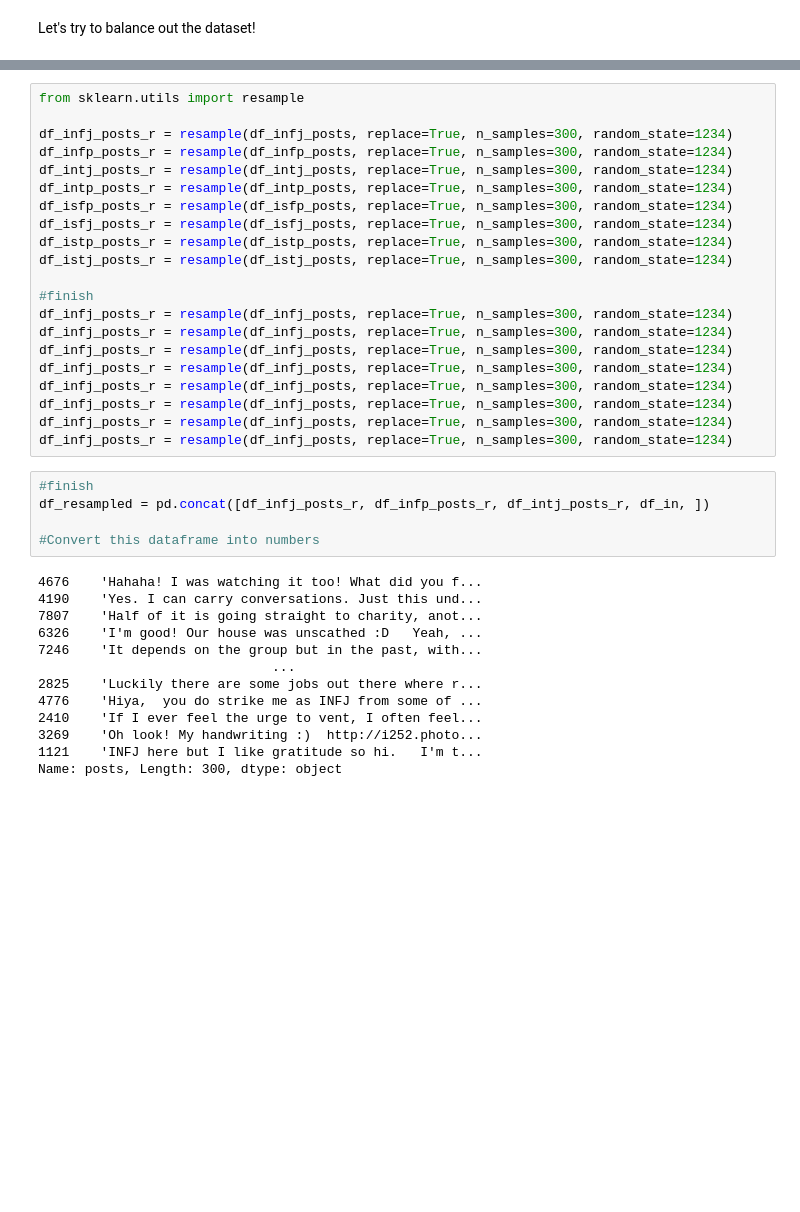
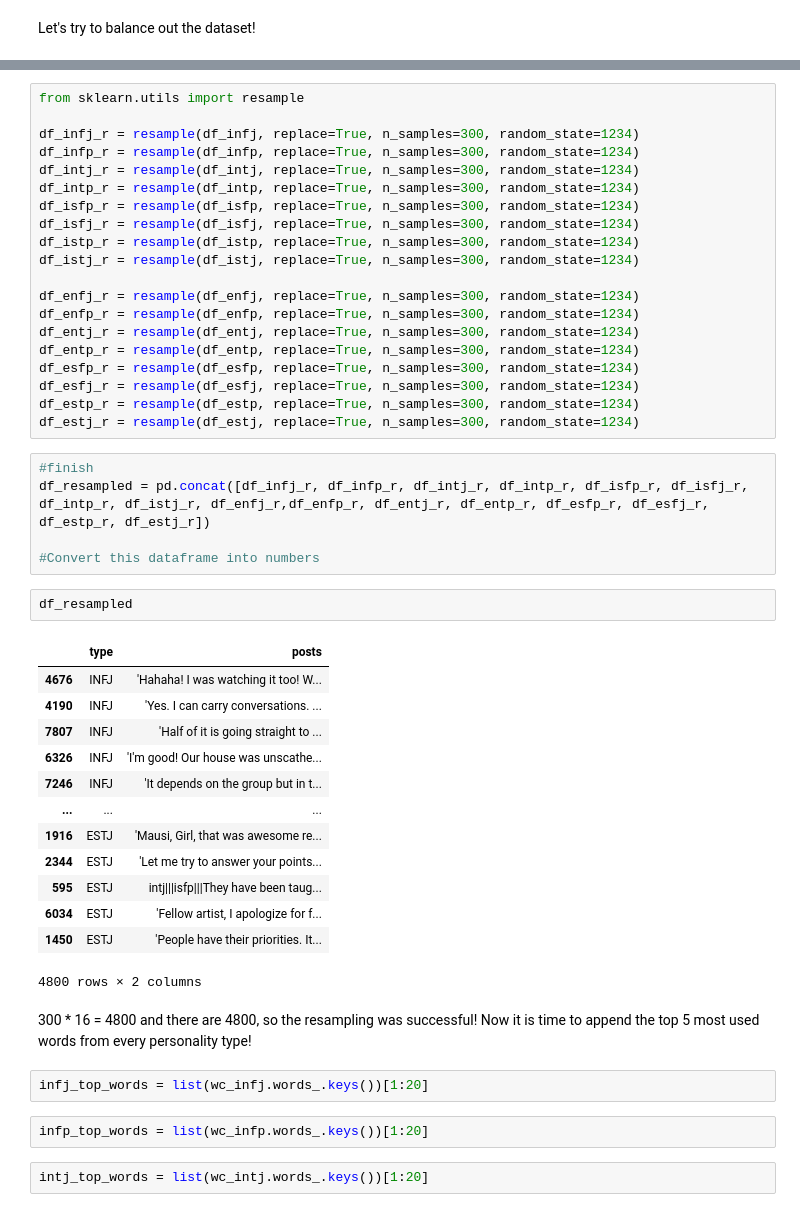
Before and after one commit to MikeDub1/TinderCloneWithML, a Jupyter notebook: BackEndStuff/AI/PreprocessingPersonalityClassifier.ipynb, the cells around one changed output, grey strips where cells are left out. Saved outputs shown, nothing was run; the diff lists cells and outputs as text; blank space fills up the shorter version.

```diff
--- a/BackEndStuff/AI/PreprocessingPersonalityClassifier.ipynb
+++ b/BackEndStuff/AI/PreprocessingPersonalityClassifier.ipynb
@@ -394,39 +409,49 @@ Let's try to balance out the dataset!
 # %%
 from sklearn.utils import resample
 
-df_infj_posts_r = resample(df_infj_posts, replace=True, n_samples=300, random_state=1234)
-df_infp_posts_r = resample(df_infp_posts, replace=True, n_samples=300, random_state=1234)
-df_intj_posts_r = resample(df_intj_posts, replace=True, n_samples=300, random_state=1234)
-df_intp_posts_r = resample(df_intp_posts, replace=True, n_samples=300, random_state=1234)
-df_isfp_posts_r = resample(df_isfp_posts, replace=True, n_samples=300, random_state=1234)
-df_isfj_posts_r = resample(df_isfj_posts, replace=True, n_samples=300, random_state=1234)
-df_istp_posts_r = resample(df_istp_posts, replace=True, n_samples=300, random_state=1234)
-df_istj_posts_r = resample(df_istj_posts, replace=True, n_samples=300, random_state=1234)
+df_infj_r = resample(df_infj, replace=True, n_samples=300, random_state=1234)
+df_infp_r = resample(df_infp, replace=True, n_samples=300, random_state=1234)
+df_intj_r = resample(df_intj, replace=True, n_samples=300, random_state=1234)
+df_intp_r = resample(df_intp, replace=True, n_samples=300, random_state=1234)
+df_isfp_r = resample(df_isfp, replace=True, n_samples=300, random_state=1234)
+df_isfj_r = resample(df_isfj, replace=True, n_samples=300, random_state=1234)
+df_istp_r = resample(df_istp, replace=True, n_samples=300, random_state=1234)
+df_istj_r = resample(df_istj, replace=True, n_samples=300, random_state=1234)
 
-#finish
-df_infj_posts_r = resample(df_infj_posts, replace=True, n_samples=300, random_state=1234)
-df_infj_posts_r = resample(df_infj_posts, replace=True, n_samples=300, random_state=1234)
-df_infj_posts_r = resample(df_infj_posts, replace=True, n_samples=300, random_state=1234)
-df_infj_posts_r = resample(df_infj_posts, replace=True, n_samples=300, random_state=1234)
-df_infj_posts_r = resample(df_infj_posts, replace=True, n_samples=300, random_state=1234)
-df_infj_posts_r = resample(df_infj_posts, replace=True, n_samples=300, random_state=1234)
-df_infj_posts_r = resample(df_infj_posts, replace=True, n_samples=300, random_state=1234)
-df_infj_posts_r = resample(df_infj_posts, replace=True, n_samples=300, random_state=1234)
+df_enfj_r = resample(df_enfj, replace=True, n_samples=300, random_state=1234)
+df_enfp_r = resample(df_enfp, replace=True, n_samples=300, random_state=1234)
+df_entj_r = resample(df_entj, replace=True, n_samples=300, random_state=1234)
+df_entp_r = resample(df_entp, replace=True, n_samples=300, random_state=1234)
+df_esfp_r = resample(df_esfp, replace=True, n_samples=300, random_state=1234)
+df_esfj_r = resample(df_esfj, replace=True, n_samples=300, random_state=1234)
+df_estp_r = resample(df_estp, replace=True, n_samples=300, random_state=1234)
+df_estj_r = resample(df_estj, replace=True, n_samples=300, random_state=1234)
 # %%
 #finish
-df_resampled = pd.concat([df_infj_posts_r, df_infp_posts_r, df_intj_posts_r, df_in, ])
+df_resampled = pd.concat([df_infj_r, df_infp_r, df_intj_r, df_intp_r, df_isfp_r, df_isfj_r, df_intp_r, df_istj_r, df_enfj_r,df_enfp_r, df_entj_r, df_entp_r, df_esfp_r, df_esfj_r, df_estp_r, df_estj_r])
 
 #Convert this dataframe into numbers
-# %% [output]
-4676    'Hahaha! I was watching it too! What did you f...
-4190    'Yes. I can carry conversations. Just this und...
-7807    'Half of it is going straight to charity, anot...
-6326    'I'm good! Our house was unscathed :D   Yeah, ...
-7246    'It depends on the group but in the past, with...
-                              ...
-2825    'Luckily there are some jobs out there where r...
-4776    'Hiya,  you do strike me as INFJ from some of ...
-2410    'If I ever feel the urge to vent, I often feel...
-3269    'Oh look! My handwriting :)  http://i252.photo...
-1121    'INFJ here but I like gratitude so hi.   I'm t...
-Name: posts, Length: 300, dtype: object
+# %%
+df_resampled
+# %% [output]
+|  | type | posts |
+| 4676 | INFJ | 'Hahaha! I was watching it too! W... |
+| 4190 | INFJ | 'Yes. I can carry conversations. ... |
+| 7807 | INFJ | 'Half of it is going straight to ... |
+| 6326 | INFJ | 'I'm good! Our house was unscathe... |
+| 7246 | INFJ | 'It depends on the group but in t... |
+| ... | ... | ... |
+| 1916 | ESTJ | 'Mausi, Girl, that was awesome re... |
+| 2344 | ESTJ | 'Let me try to answer your points... |
+| 595 | ESTJ | intj|||isfp|||They have been taug... |
+| 6034 | ESTJ | 'Fellow artist, I apologize for f... |
+| 1450 | ESTJ | 'People have their priorities. It... |
+4800 rows × 2 columns
+# %% [markdown]
+300 * 16 = 4800 and there are 4800, so the resampling was successful! Now it is time to append the top 5 most used words from every personality type!
+# %%
+infj_top_words = list(wc_infj.words_.keys())[1:20]
+# %%
+infp_top_words = list(wc_infp.words_.keys())[1:20]
+# %%
+intj_top_words = list(wc_intj.words_.keys())[1:20]
```
Also changed, not shown: parts of 13 cells of this notebook, 23 other files.
